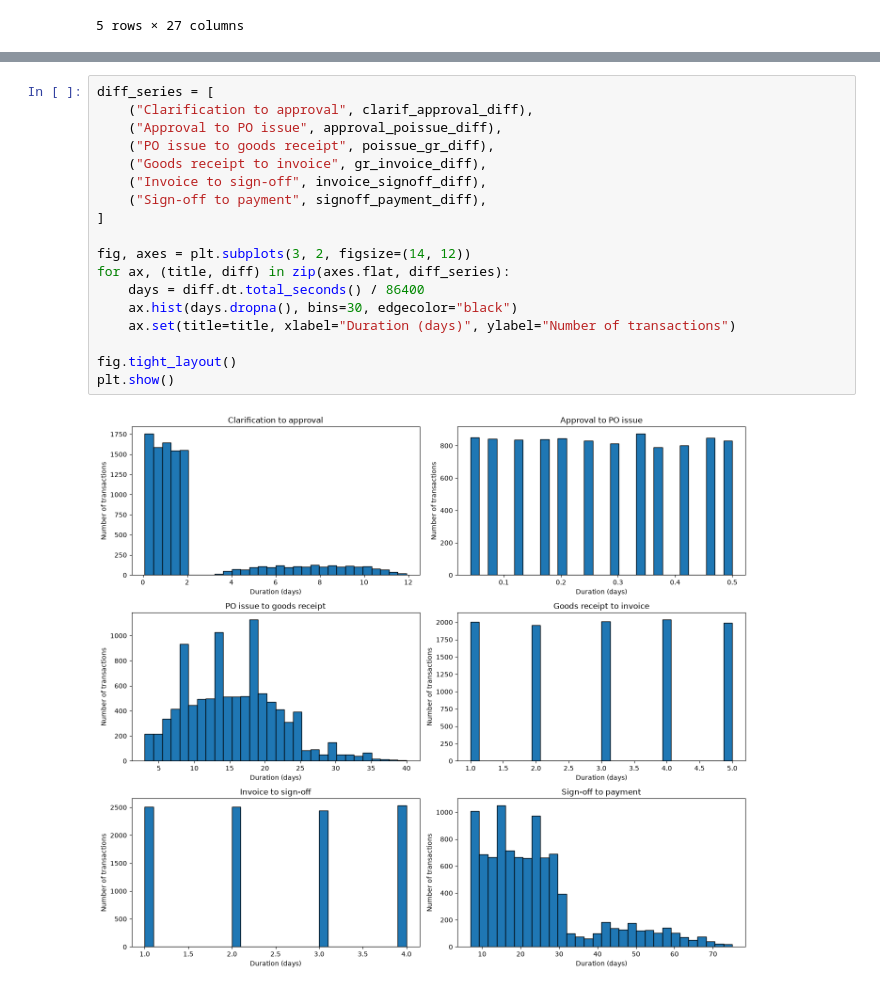
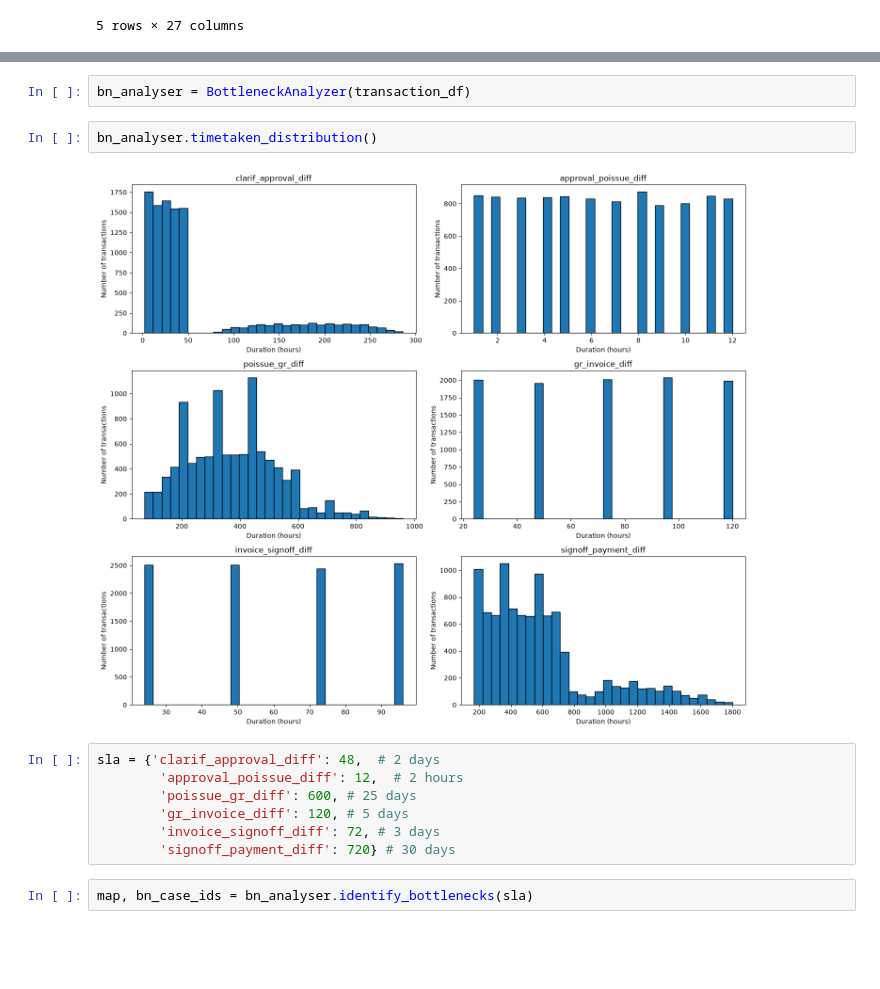
Before and after one commit to DURRAINk/Enterprise-P2P-analytics, a Jupyter notebook: notebooks/p2p_analytics.ipynb, the cells around one changed output, grey strips where cells are left out. Cells and saved outputs as stored; diff of their text form; blank space fills up the shorter version.

```diff
--- a/notebooks/p2p_analytics.ipynb
+++ b/notebooks/p2p_analytics.ipynb
@@ -178,20 +180,15 @@ signoff_payment_diff = transaction_df.disbursement_timestamp - transaction_df.si
-# %%
-diff_series = [
-    ("Clarification to approval", clarif_approval_diff),
-    ("Approval to PO issue", approval_poissue_diff),
-    ("PO issue to goods receipt", poissue_gr_diff),
-    ("Goods receipt to invoice", gr_invoice_diff),
-    ("Invoice to sign-off", invoice_signoff_diff),
-    ("Sign-off to payment", signoff_payment_diff),
-]
-
-fig, axes = plt.subplots(3, 2, figsize=(14, 12))
-for ax, (title, diff) in zip(axes.flat, diff_series):
-    days = diff.dt.total_seconds() / 86400
-    ax.hist(days.dropna(), bins=30, edgecolor="black")
-    ax.set(title=title, xlabel="Duration (days)", ylabel="Number of transactions")
-
-fig.tight_layout()
-plt.show()
-# %% [output]
-[figure, removed]
+# %%
+bn_analyser = BottleneckAnalyzer(transaction_df)
+# %%
+bn_analyser.timetaken_distribution()
+# %% [output]
+[figure, added]
+# %%
+sla = {'clarif_approval_diff': 48,  # 2 days
+        'approval_poissue_diff': 12,  # 2 hours
+        'poissue_gr_diff': 600, # 25 days
+        'gr_invoice_diff': 120, # 5 days
+        'invoice_signoff_diff': 72, # 3 days
+        'signoff_payment_diff': 720} # 30 days
+# %%
+map, bn_case_ids = bn_analyser.identify_bottlenecks(sla)
```
Also changed, not shown: parts of 7 cells of this notebook, 6 other files.
